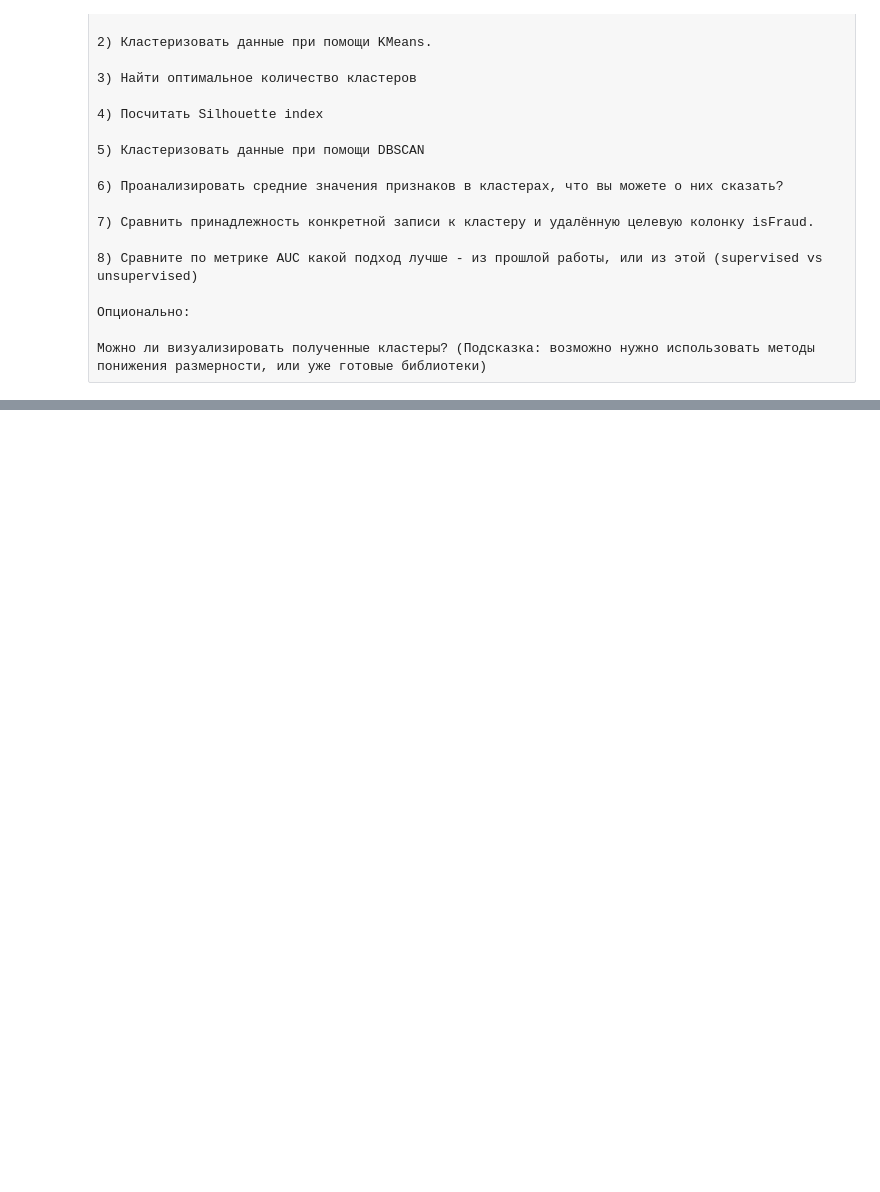
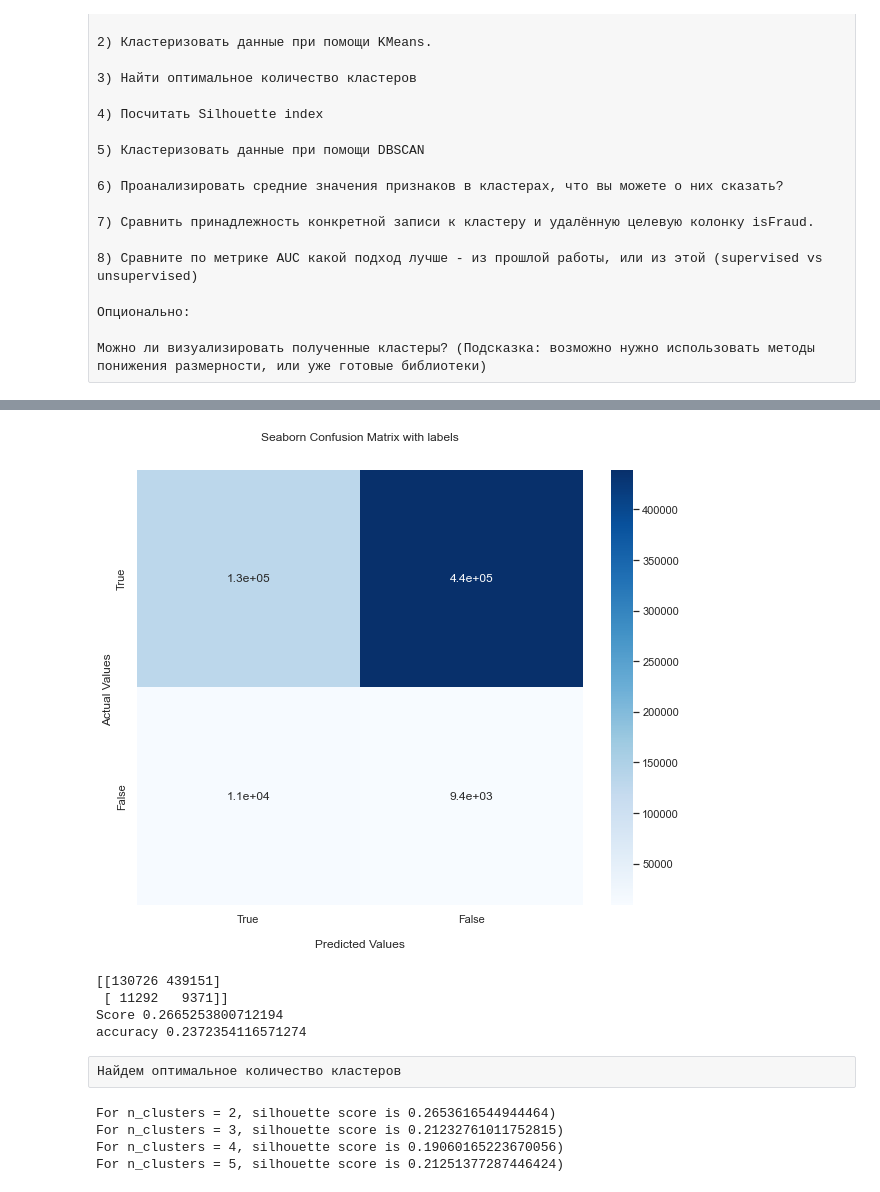
Before and after one commit to Oleg-Storozhev/HillelAI, a Jupyter notebook: Lesson_11/HW_11.ipynb, the cells around one changed output, grey strips where cells are left out. Drawn from its saved outputs; the diff is of its cells as text; code cells hidden in the pictures; blank space fills up the shorter version.

```diff
--- a/Lesson_11/HW_11.ipynb
+++ b/Lesson_11/HW_11.ipynb
@@ -47,0 +149,4 @@ df
+# %%
+df_ForestImputer = pd.read_csv('ForestImputer.csv')
+colums = df_ForestImputer.columns
+df_ForestImputer
@@ -47,0 +173,3 @@ df
+# %%
+df_ForestImputer = MinMaxScaler().fit_transform(df_ForestImputer)
+df_ForestImputer
@@ -47,0 +190,49 @@ df
+# %%
+km = KMeans(n_clusters = 2, random_state= 42)
+
+km_clustering = km.fit_predict(df_ForestImputer)
+# %%
+score = silhouette_score(df_ForestImputer, km_clustering, sample_size=30000)
+# %%
+cm = confusion_matrix(target, km_clustering)
+
+ax = sns.heatmap(cm, annot=True, cmap='Blues')
+
+ax.set_title('Seaborn Confusion Matrix with labels\n\n');
+ax.set_xlabel('\nPredicted Values')
+ax.set_ylabel('Actual Values ');
+
+## Ticket labels - List must be in alphabetical order
+ax.xaxis.set_ticklabels(['True','False'])
+ax.yaxis.set_ticklabels(['True','False'])
+
+## Display the visualization of the Confusion Matrix.
+plt.show()
+
+print(cm)
+print("Score", score)
+print ("accuracy", (cm[0][0] + cm[1][1]) / cm.sum())
+# %% [output]
+[figure, added]
+[[130726 439151]
+ [ 11292   9371]]
+Score 0.2665253800712194
+accuracy 0.2372354116571274
+# %% [raw]
+Найдем оптимальное количество кластеров
+# %%
+range_n_clusters = np.arange(2, 6)
+scores = []
+
+for n_clusters in range_n_clusters:
+    clusterer = KMeans(n_clusters=n_clusters, random_state= 42)
+    preds = clusterer.fit_predict(df_ForestImputer)
+
+    score = silhouette_score(df_ForestImputer, preds, sample_size=30000)
+    print("For n_clusters = {}, silhouette score is {})".format(n_clusters, score))
+    scores.append(score)
+# %% [output]
+For n_clusters = 2, silhouette score is 0.2653616544944464)
+For n_clusters = 3, silhouette score is 0.21232761011752815)
+For n_clusters = 4, silhouette score is 0.19060165223670056)
+For n_clusters = 5, silhouette score is 0.21251377287446424)
```
Also changed, not shown: parts of 44 cells of this notebook, 3 other files.
